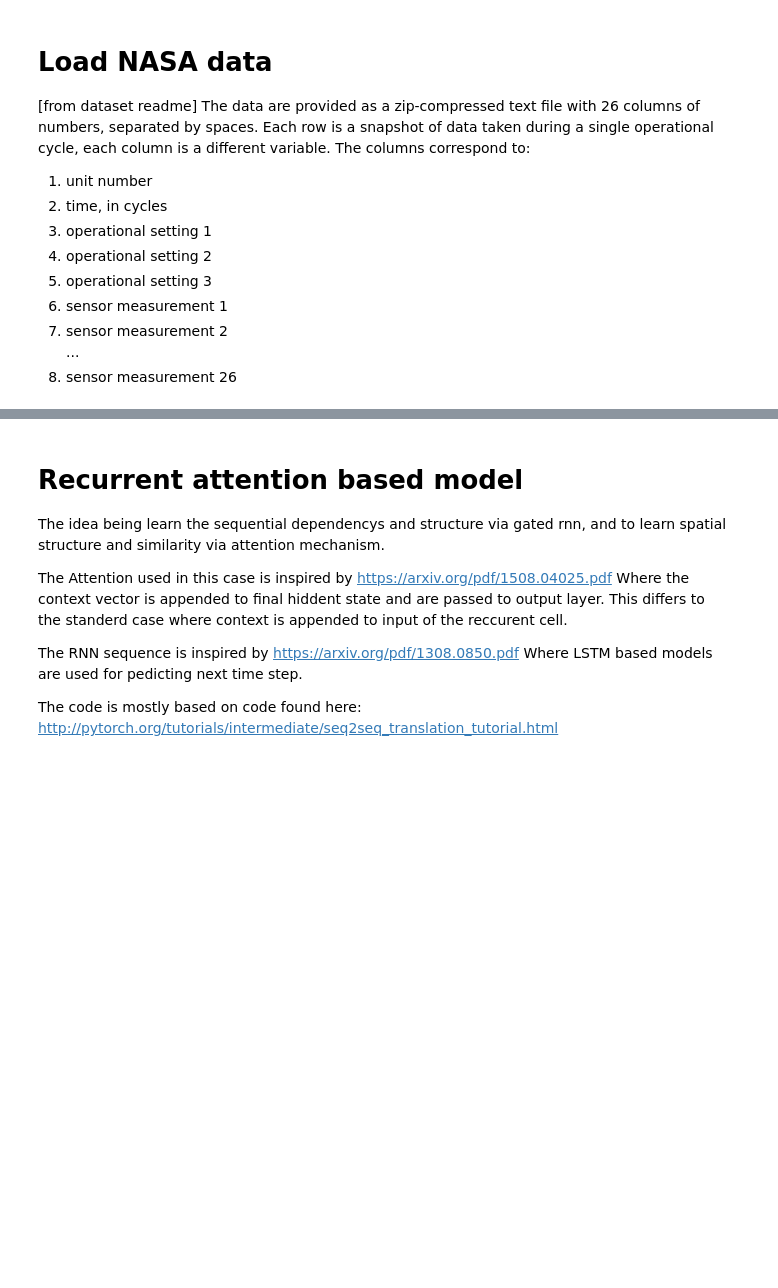
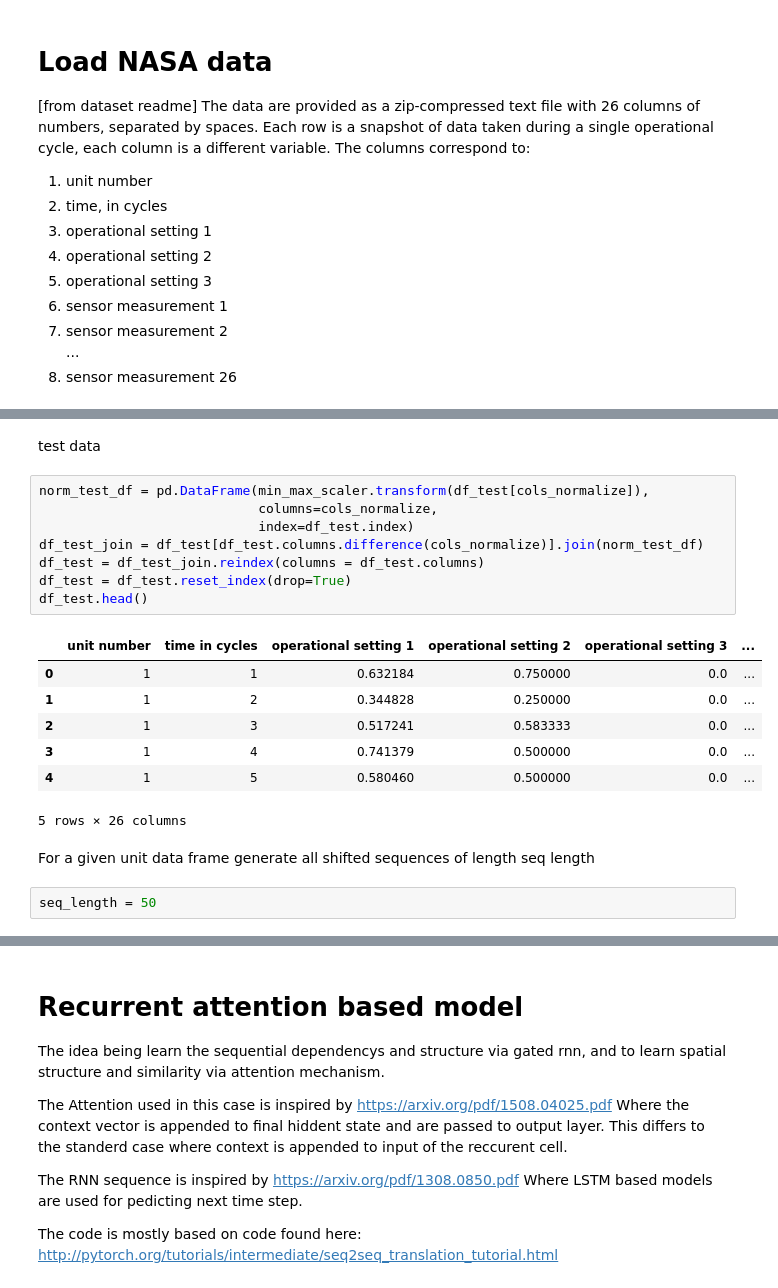
Before and after one commit to benMen87/annomaly_detection, a Jupyter notebook: wipro_seq_annomly_detection_nasa.ipynb, the cells around one changed output, grey strips where cells are left out. Drawn from its saved outputs; the diff is of its cells as text; blank space fills up the shorter version.

```diff
--- a/wipro_seq_annomly_detection_nasa.ipynb
+++ b/wipro_seq_annomly_detection_nasa.ipynb
@@ -109,0 +85,22 @@ Last 50 cycles
+# %% [markdown]
+test data
+# %%
+norm_test_df = pd.DataFrame(min_max_scaler.transform(df_test[cols_normalize]),
+                            columns=cols_normalize,
+                            index=df_test.index)
+df_test_join = df_test[df_test.columns.difference(cols_normalize)].join(norm_test_df)
+df_test = df_test_join.reindex(columns = df_test.columns)
+df_test = df_test.reset_index(drop=True)
+df_test.head()
+# %% [output]
+|  | unit number | time in cycles | operational setting 1 | operational setting 2 | operational setting 3 | ... |
+| 0 | 1 | 1 | 0.632184 | 0.750000 | 0.0 | ... |
+| 1 | 1 | 2 | 0.344828 | 0.250000 | 0.0 | ... |
+| 2 | 1 | 3 | 0.517241 | 0.583333 | 0.0 | ... |
+| 3 | 1 | 4 | 0.741379 | 0.500000 | 0.0 | ... |
+| 4 | 1 | 5 | 0.580460 | 0.500000 | 0.0 | ... |
+5 rows × 26 columns
+# %% [markdown]
+For a given unit data frame generate all shifted sequences of length seq length
+# %%
+seq_length = 50
```
Also changed, not shown: parts of 28 cells of this notebook.
